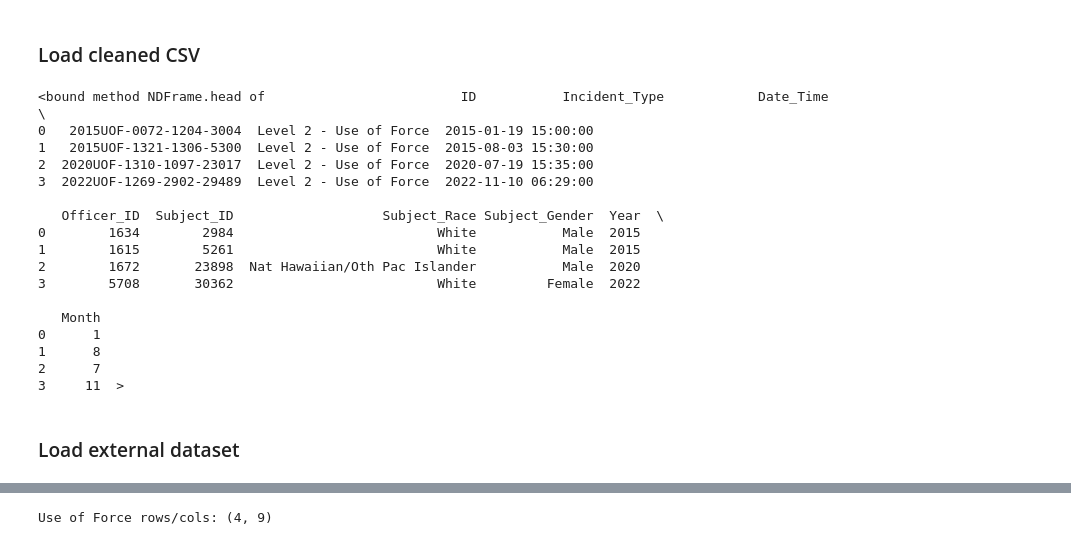
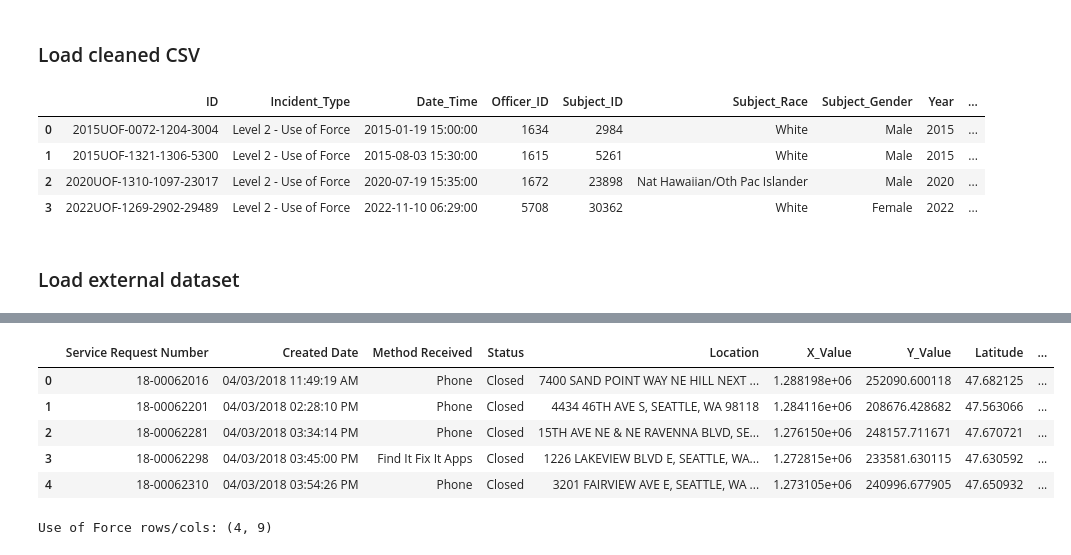
Before and after one commit to sgolden3/Use-of-Force, a Jupyter notebook: etl_pipeline.ipynb, the cells around one changed output, grey strips where cells are left out. Cells and saved outputs as stored; diff of their text form; code cells hidden in the pictures.

```diff
--- a/etl_pipeline.ipynb
+++ b/etl_pipeline.ipynb
@@ -7,29 +7,17 @@ import pandas as pd
 # %%
 uof = pd.read_csv("cleaned_data.csv")
 # %%
-uof.head
+uof.head()
 # %% [output]
-<bound method NDFrame.head of                         ID           Incident_Type            Date_Time  \
-0   2015UOF-0072-1204-3004  Level 2 - Use of Force  2015-01-19 15:00:00
-1   2015UOF-1321-1306-5300  Level 2 - Use of Force  2015-08-03 15:30:00
-2  2020UOF-1310-1097-23017  Level 2 - Use of Force  2020-07-19 15:35:00
-3  2022UOF-1269-2902-29489  Level 2 - Use of Force  2022-11-10 06:29:00
-
-   Officer_ID  Subject_ID                   Subject_Race Subject_Gender  Year  \
-0        1634        2984                          White           Male  2015
-1        1615        5261                          White           Male  2015
-2        1672       23898  Nat Hawaiian/Oth Pac Islander           Male  2020
-3        5708       30362                          White         Female  2022
-
-   Month
-0      1
-1      8
-2      7
-3     11  >
+|  | ID | Incident_Type | Date_Time | Officer_ID | Subject_ID | Subject_Race | Subject_Gender | Year | ... |
+| 0 | 2015UOF-0072-1204-3004 | Level 2 - Use of Force | 2015-01-19 15:00:00 | 1634 | 2984 | White | Male | 2015 | ... |
+| 1 | 2015UOF-1321-1306-5300 | Level 2 - Use of Force | 2015-08-03 15:30:00 | 1615 | 5261 | White | Male | 2015 | ... |
+| 2 | 2020UOF-1310-1097-23017 | Level 2 - Use of Force | 2020-07-19 15:35:00 | 1672 | 23898 | Nat Hawaiian/Oth Pac Islander | Male | 2020 | ... |
+| 3 | 2022UOF-1269-2902-29489 | Level 2 - Use of Force | 2022-11-10 06:29:00 | 5708 | 30362 | White | Female | 2022 | ... |
 # %% [markdown]
 ### Load external dataset
 # %%
 encamp = pd.read_csv("Unauthorized_Encampment_Reports_20260221.csv")
 # %%
-encamp.head
+encamp.head()
 # %% [output]
@@ -53,3 +24,9 @@ encamp.head
+|  | Service Request Number | Created Date | Method Received | Status | Location | X_Value | Y_Value | Latitude | ... |
+| 0 | 18-00062016 | 04/03/2018 11:49:19 AM | Phone | Closed | 7400 SAND POINT WAY NE HILL NEXT ... | 1.288198e+06 | 252090.600118 | 47.682125 | ... |
+| 1 | 18-00062201 | 04/03/2018 02:28:10 PM | Phone | Closed | 4434 46TH AVE S, SEATTLE, WA 98118 | 1.284116e+06 | 208676.428682 | 47.563066 | ... |
+| 2 | 18-00062281 | 04/03/2018 03:34:14 PM | Phone | Closed | 15TH AVE NE & NE RAVENNA BLVD, SE... | 1.276150e+06 | 248157.711671 | 47.670721 | ... |
+| 3 | 18-00062298 | 04/03/2018 03:45:00 PM | Find It Fix It Apps | Closed | 1226 LAKEVIEW BLVD E, SEATTLE, WA... | 1.272815e+06 | 233581.630115 | 47.630592 | ... |
+| 4 | 18-00062310 | 04/03/2018 03:54:26 PM | Phone | Closed | 3201 FAIRVIEW AVE E, SEATTLE, WA ... | 1.273105e+06 | 240996.677905 | 47.650932 | ... |
 # %%
 print("Use of Force rows/cols:", uof.shape)
 # %% [output]
```
Also changed, not shown: parts of 29 cells of this notebook.
